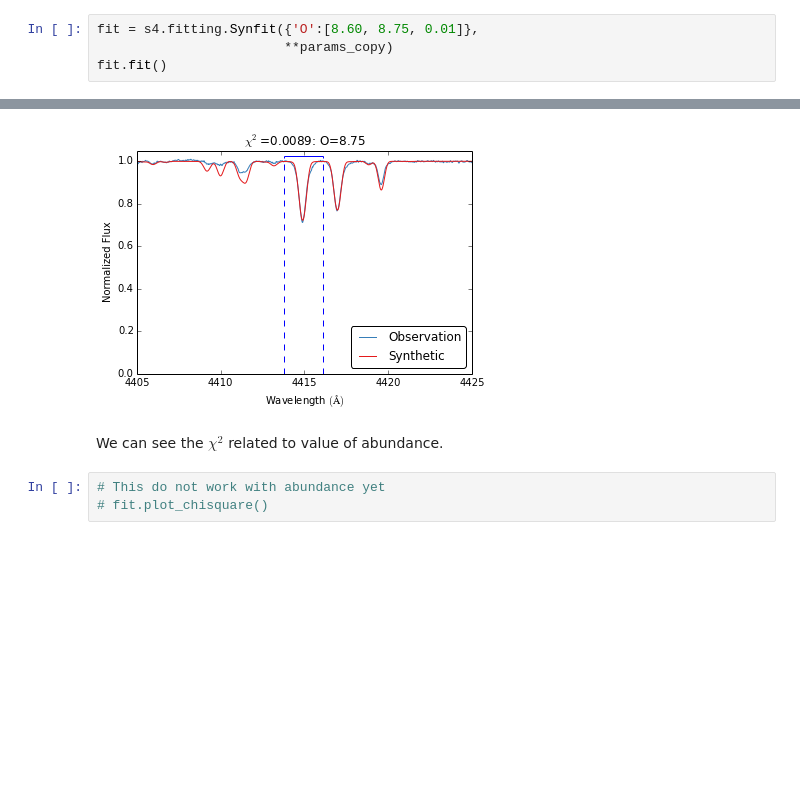
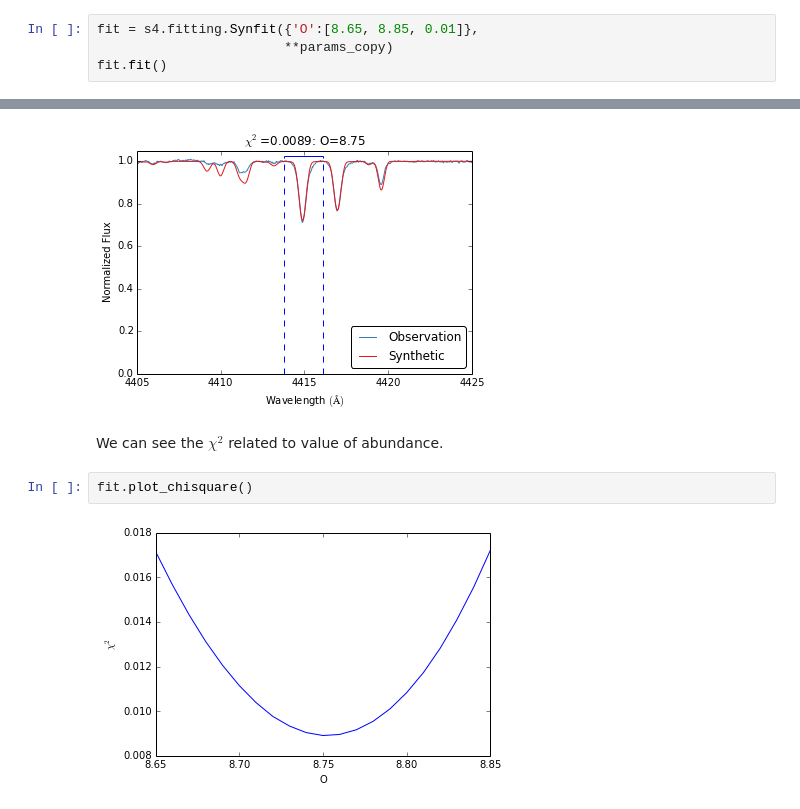
Before and after one commit to gabraganca/S4, a Jupyter notebook: examples/Synfit.ipynb, the cells around one changed output, grey strips where cells are left out. Cells and saved outputs as stored; diff of their text form; blank space fills up the shorter version.

```diff
--- a/examples/Synfit.ipynb
+++ b/examples/Synfit.ipynb
@@ -234,7 +239,7 @@ _ = plt.title('cubic interpolation')
 # %% [markdown]
 And we can also fit abundance for an observed spectral line.
 # %%
-fit = s4.fitting.Synfit({'O':[8.60, 8.75, 0.01]},
+fit = s4.fitting.Synfit({'O':[8.65, 8.85, 0.01]},
                         **params_copy)
 fit.fit()
 # %% [markdown]
@@ -253,6 +258,7 @@ fit.best_plot(title='default')
 [figure]
 # %% [markdown]
 We can see the $\chi^2$ related to value of abundance.
-# %%
-# This do not work with abundance yet
-# fit.plot_chisquare()
+# %%
+fit.plot_chisquare()
+# %% [output]
+[figure, added]
```
Also changed, not shown: parts of 7 cells of this notebook.
